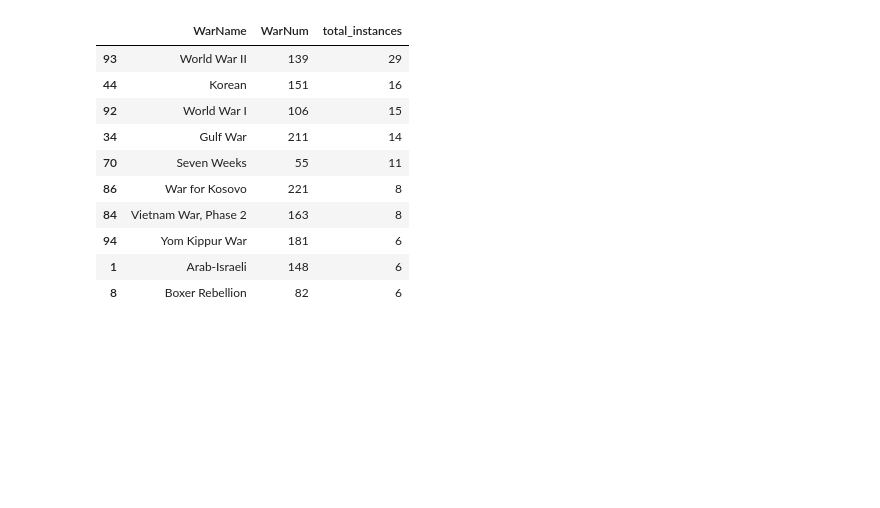
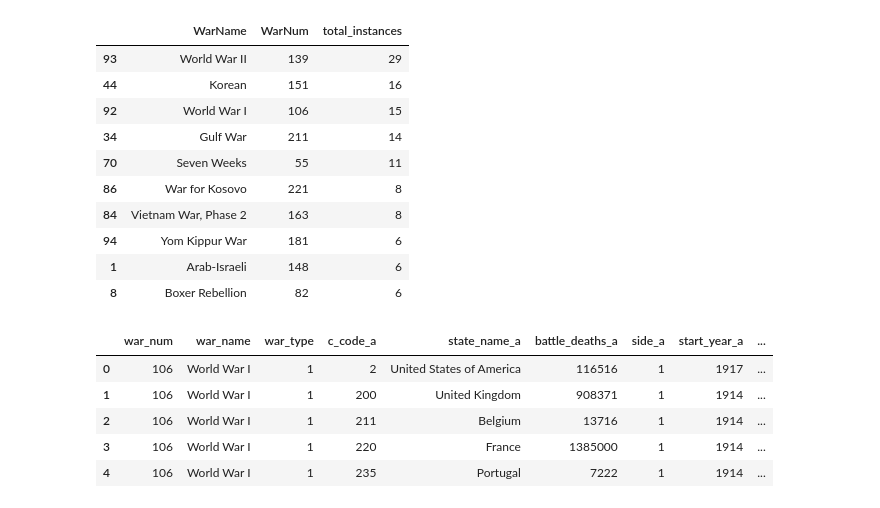
Before and after one commit to cyaris/cyaris.github.io, a Jupyter notebook: assets/the_networks_of_war/D3.js International Armed Conflict Export.ipynb, the cells around one changed output. Saved outputs shown, nothing was run; the diff lists cells and outputs as text; code cells hidden in the pictures; blank space fills up the shorter version.

Commit message:
Added preprocessing of descriptive statistics for each country based on the year they entered/exited the war.

```diff
--- a/assets/the_networks_of_war/D3.js International Armed Conflict Export.ipynb
+++ b/assets/the_networks_of_war/D3.js International Armed Conflict Export.ipynb
@@ -62,0 +37,4 @@ dyad_df = deepcopy(pd.concat([dyad_df, dyad_union_df])).reset_index()
+# %%
+dyad_df = pd.read_csv('/Users/the_networks_of_war/data_sources/directed_dyadic_war.csv', encoding = 'latin-1')
+dyad_df.rename({'warnum': 'war_num', 'statea': 'c_code_a', 'stateb': 'c_code_b'}, axis = 1, inplace = True)
+dyad_df = deepcopy(dyad_df[(dyad_df['war_num']==106) & (dyad_df['durindx']==1)][['war_num', 'c_code_a', 'c_code_b', 'year']])
@@ -63,22 +257,66 @@ dyad_df = deepcopy(pd.concat([dyad_df, dyad_union_df])).reset_index()
 # %%
 for i, country_code_a in enumerate(dyad_df['c_code_a']):
+    dyad_df.loc[i, 'days_at_war_a'] = int(str(dyad_df.loc[i, 'days_at_war_a']).split(' ')[0])
+    dyad_df.loc[i, 'days_at_war_b'] = int(str(dyad_df.loc[i, 'days_at_war_b']).split(' ')[0])
     if int(country_code_a) < int(dyad_df.loc[i, 'c_code_b']):
         dyad_df.loc[i, 'conflict_pair'] = str(country_code_a) + " " + str(dyad_df.loc[i, 'c_code_b'])
     else:
         dyad_df.loc[i, 'conflict_pair'] = str(dyad_df.loc[i, 'c_code_b']) + " " + str(country_code_a)
 
 dyad_df.sort_values(by = 'year', ascending = True, inplace = True)
-connections_df = deepcopy(dyad_df[['war_num', 'war_name', 'war_type', 'c_code_a', 'state_name_a', 'c_code_b', 'state_name_b', 'conflict_pair']])
+connections_df = deepcopy(dyad_df[['war_num',
+                                   'war_name',
+                                   'war_type',
+                                   'c_code_a',
+                                   'state_name_a',
+                                   'c_code_b',
+                                   'state_name_b',
+                                   'conflict_pair']])
 duplicate_list = ['conflict_pair']
 connections_df.drop_duplicates(subset = duplicate_list, keep = 'first', inplace = True)
 connections_df = deepcopy(connections_df.reset_index(drop = True))
 
 ## keeping final non-null value recorded for total lost in battle
 dyad_df.sort_values(by = ['c_code_a','battle_deaths_a'], ascending = (True, False), inplace = True)
-countries_df = deepcopy(dyad_df[['war_num', 'war_name', 'war_type','c_code_a', 'state_name_a', 'battle_deaths_a', 'side_a']])
+countries_df = deepcopy(dyad_df[['war_num',
+                                 'war_name',
+                                 'war_type',
+                                 'c_code_a',
+                                 'state_name_a',
+                                 'battle_deaths_a',
+                                 'side_a',
+                                 'start_year_a',
+                                 'start_date_a',
+                                 'end_year_a',
+                                 'end_date_a',
+                                 'days_at_war_a',
+                                 'military_expenditure_start_a',
+                                 'military_expenditure_end_a',
+                                 'military_personnel_start_a',
+                                 'military_personnel_end_a',
+                                 'prim_energy_consumption_start_a',
+                                 'prim_energy_consumption_end_a',
+                                 'iron_steel_production_start_a',
+                                 'iron_steel_production_end_a',
+                                 'total_population_start_a',
+                                 'total_population_end_a',
+                                 'urban_population_end_a',
+                                 'urban_population_start_a',
+                                 'cinc_score_start_a',
+                                 'cinc_score_end_a'
+                                ]])
 duplicate_list = ['c_code_a']
 countries_df.drop_duplicates(subset = duplicate_list, keep = 'first', inplace = True)
 countries_df = deepcopy(countries_df.reset_index(drop=True))
+# %%
+countries_df.head()
+# %% [output]
+|  | war_num | war_name | war_type | c_code_a | state_name_a | battle_deaths_a | side_a | start_year_a | ... |
+| 0 | 106 | World War I | 1 | 2 | United States of America | 116516 | 1 | 1917 | ... |
+| 1 | 106 | World War I | 1 | 200 | United Kingdom | 908371 | 1 | 1914 | ... |
+| 2 | 106 | World War I | 1 | 211 | Belgium | 13716 | 1 | 1914 | ... |
+| 3 | 106 | World War I | 1 | 220 | France | 1385000 | 1 | 1914 | ... |
+| 4 | 106 | World War I | 1 | 235 | Portugal | 7222 | 1 | 1914 | ... |
 # %%
 ## manually filling in missing battle numbers from google search.
 ## https://en.wikipedia.org/wiki/World_War_II_casualties
```
Also changed, not shown: parts of 12 cells of this notebook, 6 other files.
